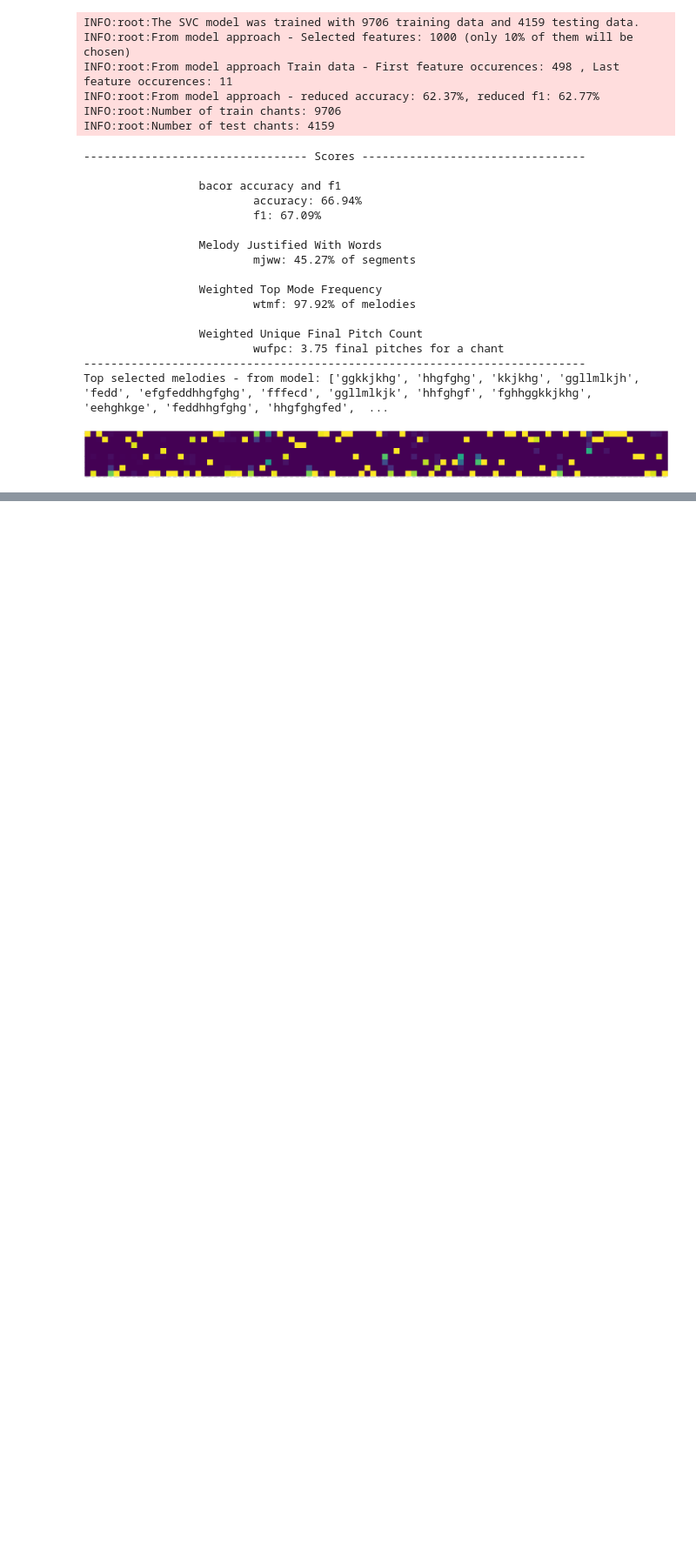
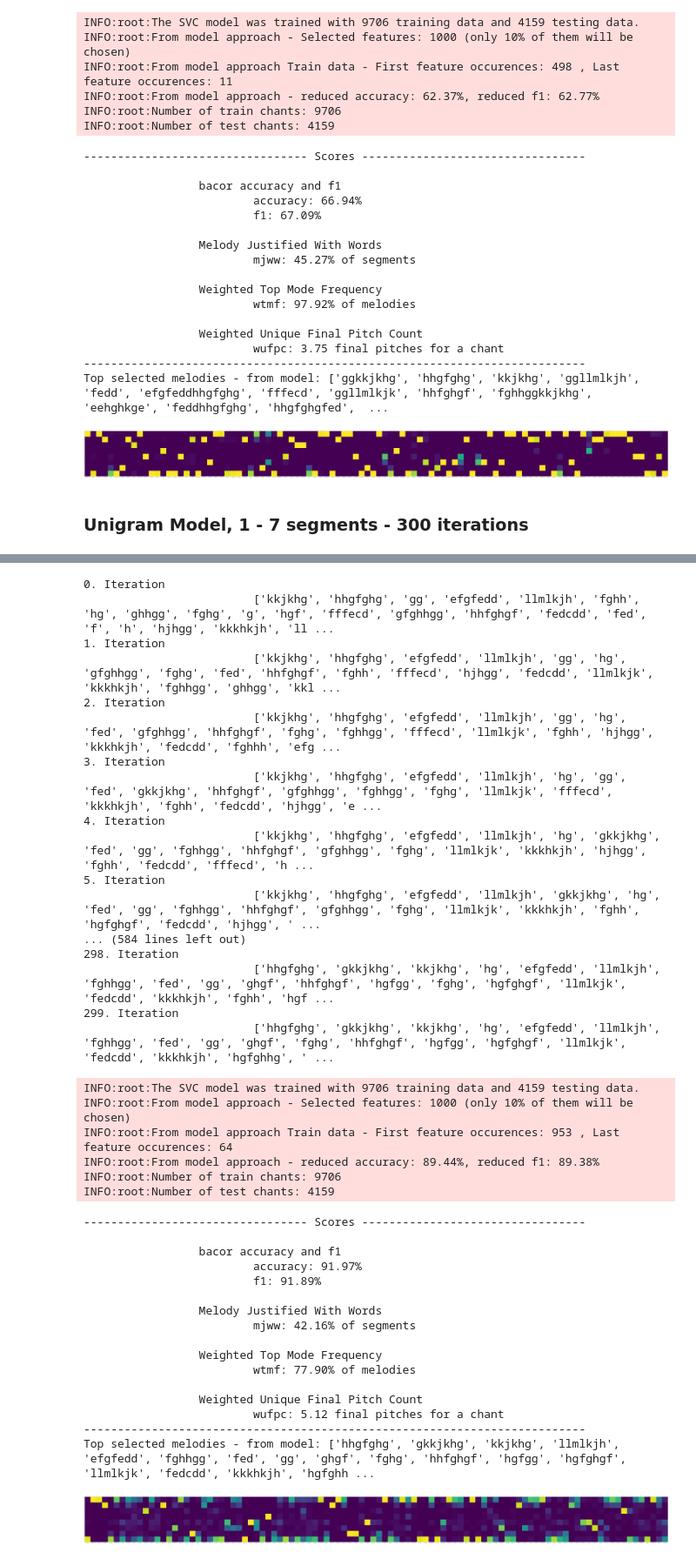
Before and after one commit to lanzv/Master-Thesis, a Jupyter notebook: models/experiments.ipynb, the cells around one changed output, grey strips where cells are left out. Shown at 87% size. Saved outputs shown, nothing was run; the diff lists cells and outputs as text; code cells hidden in the pictures; blank space fills up the shorter version.

Commit message:
experiment with 300 iterations

```diff
--- a/models/experiments.ipynb
+++ b/models/experiments.ipynb
@@ -547,3 +547,20 @@ INFO:root:Number of test chants: 4159
 --------------------------------------------------------------------------
 Top selected melodies - from model: ['ggkkjkhg', 'hhgfghg', 'kkjkhg', 'ggllmlkjh', 'fedd', 'efgfeddhhgfghg', 'fffecd', 'ggllmlkjk', 'hhfghgf', 'fghhggkkjkhg', 'eehghkge', 'feddhhgfghg', 'hhgfghgfed',  ...
 [figure]
+# %% [markdown]
+### Unigram Model, 1 - 7 segments - 300 iterations
+# %%
+from src.utils.loader import prepare_dataset
+from src.models.unigram_model import UnigramModel
+from src.eval.pipelines import evaluation_pipeline
+
+# Get Data
+X, y = prepare_dataset()
+# Init model
+model = UnigramModel(min_size=1, max_size=7)
+# Train and Fit model
+final_segmentation = model.predict_segments(X, iterations=300)
+# Evaluate model
+bacor, mjww, wtmf, wufpc, selected_features, bacor_model = evaluation_pipeline(
+    final_segmentation, y, max_features_from_model = 100, include_additative = False)
+# %% [output]
@@ -549,0 +573,40 @@ Top selected melodies - from model: ['ggkkjkhg', 'hhgfghg', 'kkjkhg', 'ggllmlkjh
+0. Iteration
+                         ['kkjkhg', 'hhgfghg', 'gg', 'efgfedd', 'llmlkjh', 'fghh', 'hg', 'ghhgg', 'fghg', 'g', 'hgf', 'fffecd', 'gfghhgg', 'hhfghgf', 'fedcdd', 'fed', 'f', 'h', 'hjhgg', 'kkkhkjh', 'll ...
+1. Iteration
+                         ['kkjkhg', 'hhgfghg', 'efgfedd', 'llmlkjh', 'gg', 'hg', 'gfghhgg', 'fghg', 'fed', 'hhfghgf', 'fghh', 'fffecd', 'hjhgg', 'fedcdd', 'llmlkjk', 'kkkhkjh', 'fghhgg', 'ghhgg', 'kkl ...
+2. Iteration
+                         ['kkjkhg', 'hhgfghg', 'efgfedd', 'llmlkjh', 'gg', 'hg', 'fed', 'gfghhgg', 'hhfghgf', 'fghg', 'fghhgg', 'fffecd', 'llmlkjk', 'fghh', 'hjhgg', 'kkkhkjh', 'fedcdd', 'fghhh', 'efg ...
+3. Iteration
+                         ['kkjkhg', 'hhgfghg', 'efgfedd', 'llmlkjh', 'hg', 'gg', 'fed', 'gkkjkhg', 'hhfghgf', 'gfghhgg', 'fghhgg', 'fghg', 'llmlkjk', 'fffecd', 'kkkhkjh', 'fghh', 'fedcdd', 'hjhgg', 'e ...
+4. Iteration
+                         ['kkjkhg', 'hhgfghg', 'efgfedd', 'llmlkjh', 'hg', 'gkkjkhg', 'fed', 'gg', 'fghhgg', 'hhfghgf', 'gfghhgg', 'fghg', 'llmlkjk', 'kkkhkjh', 'hjhgg', 'fghh', 'fedcdd', 'fffecd', 'h ...
+5. Iteration
+                         ['kkjkhg', 'hhgfghg', 'efgfedd', 'llmlkjh', 'gkkjkhg', 'hg', 'fed', 'gg', 'fghhgg', 'hhfghgf', 'gfghhgg', 'fghg', 'llmlkjk', 'kkkhkjh', 'fghh', 'hgfghgf', 'fedcdd', 'hjhgg', ' ...
+... (584 lines left out)
+298. Iteration
+                         ['hhgfghg', 'gkkjkhg', 'kkjkhg', 'hg', 'efgfedd', 'llmlkjh', 'fghhgg', 'fed', 'gg', 'ghgf', 'hhfghgf', 'hgfgg', 'fghg', 'hgfghgf', 'llmlkjk', 'fedcdd', 'kkkhkjh', 'fghh', 'hgf ...
+299. Iteration
+                         ['hhgfghg', 'gkkjkhg', 'kkjkhg', 'hg', 'efgfedd', 'llmlkjh', 'fghhgg', 'fed', 'gg', 'ghgf', 'fghg', 'hhfghgf', 'hgfgg', 'hgfghgf', 'llmlkjk', 'fedcdd', 'kkkhkjh', 'hgfghhg', ' ...
+INFO:root:The SVC model was trained with 9706 training data and 4159 testing data.
+INFO:root:From model approach - Selected features: 1000 (only 10% of them will be chosen)
+INFO:root:From model approach Train data - First feature occurences: 953 , Last feature occurences: 64
+INFO:root:From model approach - reduced accuracy: 89.44%, reduced f1: 89.38%
+INFO:root:Number of train chants: 9706
+INFO:root:Number of test chants: 4159
+--------------------------------- Scores ---------------------------------
+
+                 bacor accuracy and f1
+                         accuracy: 91.97%
+                         f1: 91.89%
+
+                 Melody Justified With Words
+                         mjww: 42.16% of segments
+
+                 Weighted Top Mode Frequency
+                         wtmf: 77.90% of melodies
+
+                 Weighted Unique Final Pitch Count
+                         wufpc: 5.12 final pitches for a chant
+--------------------------------------------------------------------------
+Top selected melodies - from model: ['hhgfghg', 'gkkjkhg', 'kkjkhg', 'llmlkjh', 'efgfedd', 'fghhgg', 'fed', 'gg', 'ghgf', 'fghg', 'hhfghgf', 'hgfgg', 'hgfghgf', 'llmlkjk', 'fedcdd', 'kkkhkjh', 'hgfghh ...
+[figure, added]
```
Also changed, not shown: parts of 1 cell of this notebook, 1 other file.
